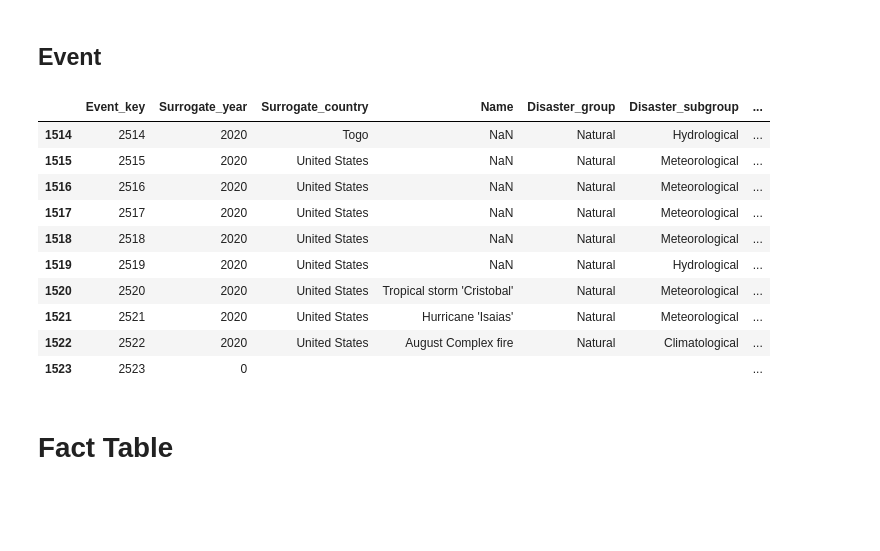
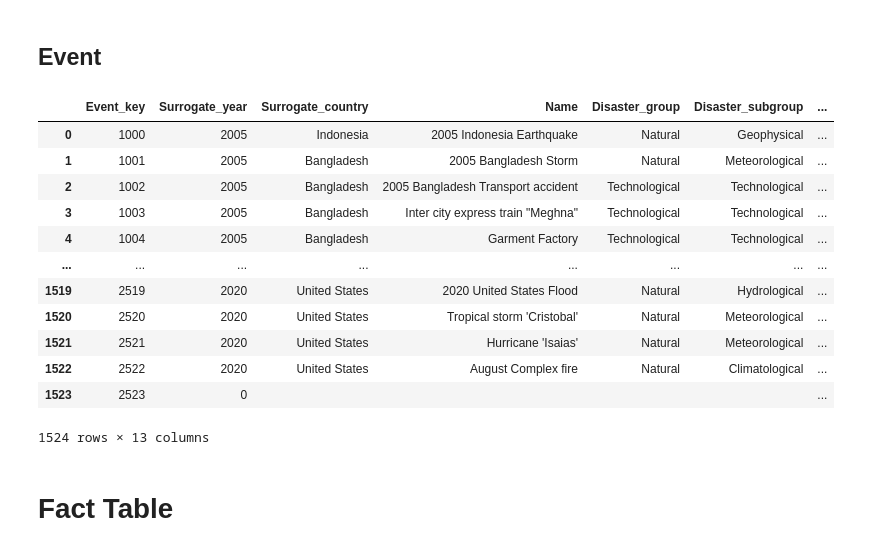
Before and after one commit to angusryoung/CSI4142-world-health-project, a Jupyter notebook: CSI4142.ipynb, the cells around one changed output. Drawn from its saved outputs; the diff is of its cells as text; code cells hidden in the pictures; blank space fills up the shorter version.

```diff
--- a/CSI4142.ipynb
+++ b/CSI4142.ipynb
@@ -716,44 +747,49 @@ for y in col_id:
     else:
         event_row['Total_deaths'] = num_death
 
     num_injury = raw_event_data.loc[(raw_event_data.Id == y), 'Injured'].values[0]
     if is_nan(num_injury) :
         event_row['Num_injured'] = 0
     else:
         event_row['Num_injured'] = num_injury
 
+    if pd.isnull(event_row['Name']):
+        event_row['Name'] = str(event_row['Surrogate_year']) + " " + event_row['Surrogate_country'] + " " + event_row['Disaster_type']
+
     event_dimension_df = event_dimension_df.append(pd.DataFrame([event_row]), ignore_index=True)
 
 # create null event
 event_null_key = x
 event_row['Event_key'] = event_null_key
 event_row['Surrogate_year'] = 0
 event_row['Surrogate_country'] = ''
 event_row['Disaster_group'] = ''
 event_row['Disaster_subgroup'] = ''
 event_row['Disaster_type'] = ''
 event_row['Name'] = ''
 event_row['Start_month'] = 0
 event_row['End_month'] = 0
 event_row['Start_date'] = 0
 event_row['End_date'] = 0
 event_row['Total_deaths'] = 0
 event_row['Num_injured'] = 0
 event_dimension_df = event_dimension_df.append(pd.DataFrame([event_row]), ignore_index=True)
 
-event_dimension_df.tail(10)
+event_dimension_df
 # %% [output]
 |  | Event_key | Surrogate_year | Surrogate_country | Name | Disaster_group | Disaster_subgroup | ... |
-| 1514 | 2514 | 2020 | Togo | NaN | Natural | Hydrological | ... |
-| 1515 | 2515 | 2020 | United States | NaN | Natural | Meteorological | ... |
-| 1516 | 2516 | 2020 | United States | NaN | Natural | Meteorological | ... |
-| 1517 | 2517 | 2020 | United States | NaN | Natural | Meteorological | ... |
-| 1518 | 2518 | 2020 | United States | NaN | Natural | Meteorological | ... |
-| 1519 | 2519 | 2020 | United States | NaN | Natural | Hydrological | ... |
+| 0 | 1000 | 2005 | Indonesia | 2005 Indonesia Earthquake | Natural | Geophysical | ... |
+| 1 | 1001 | 2005 | Bangladesh | 2005 Bangladesh Storm | Natural | Meteorological | ... |
+| 2 | 1002 | 2005 | Bangladesh | 2005 Bangladesh Transport accident | Technological | Technological | ... |
+| 3 | 1003 | 2005 | Bangladesh | Inter city express train "Meghna" | Technological | Technological | ... |
+| 4 | 1004 | 2005 | Bangladesh | Garment Factory | Technological | Technological | ... |
+| ... | ... | ... | ... | ... | ... | ... | ... |
+| 1519 | 2519 | 2020 | United States | 2020 United States Flood | Natural | Hydrological | ... |
 | 1520 | 2520 | 2020 | United States | Tropical storm 'Cristobal' | Natural | Meteorological | ... |
 | 1521 | 2521 | 2020 | United States | Hurricane 'Isaias' | Natural | Meteorological | ... |
 | 1522 | 2522 | 2020 | United States | August Complex fire | Natural | Climatological | ... |
 | 1523 | 2523 | 0 |  |  |  |  | ... |
+1524 rows × 13 columns
 # %% [markdown]
 # Fact Table
 # %%
```
Also changed, not shown: parts of 5 cells of this notebook, 5 other files.
